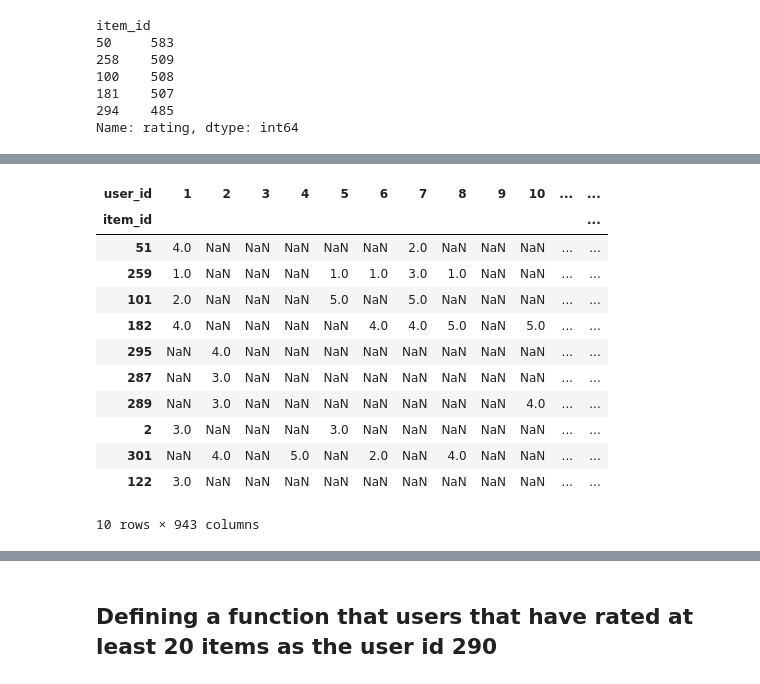
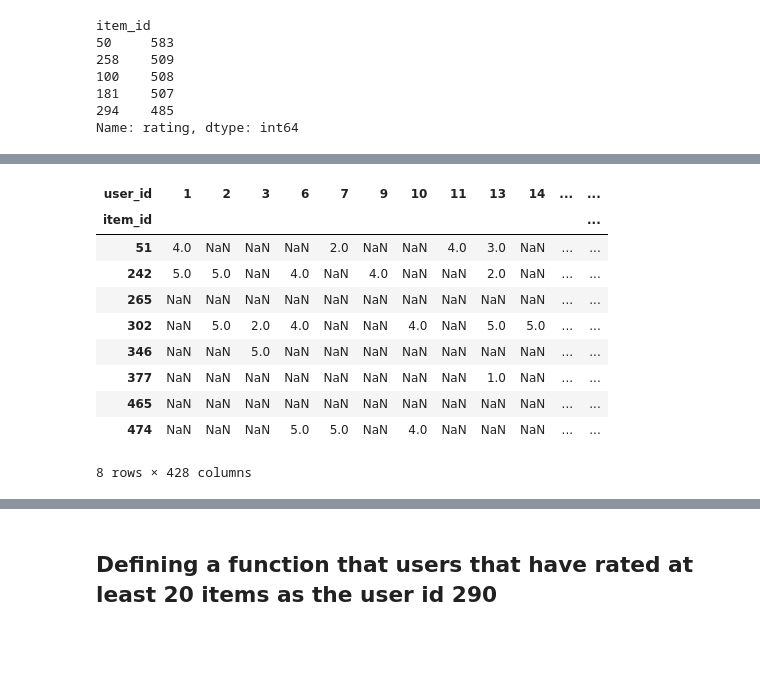
Before and after one commit to ali-d-nasseri/Recommender-System, a Jupyter notebook: Recommender Project.ipynb, the cells around one changed output, grey strips where cells are left out. Drawn from its saved outputs; the diff is of its cells as text; code cells hidden in the pictures; blank space fills up the shorter version.

```diff
--- a/Recommender Project.ipynb
+++ b/Recommender Project.ipynb
@@ -216,6 +216,8 @@ Name: rating, dtype: int64
 # %%
 movie_rating_num = movielens.groupby('item_id')['rating'].count().sort_values(ascending = False)
 # %%
-top_movie_ratings = movie_rating_num[movie_rating_num>100].index.tolist()
-top_movie_ratings
+# Step 1: select movies that have over 50 ratings
+
+items_over_50_rating_df = movielens.iloc[movie_rating_num[movie_rating_num>50].index.tolist()]
+items_over_50_rating_df
 # %% [output]
@@ -239,18 +259,19 @@ top_movie_ratings
 # %%
-items_over_100_rating = moviematrix.iloc[top_movie_ratings]
-items_over_100_rating.head(10)
+# Creating Pivot Table
+items_over_50_rating_pivot = items_over_50_rating_df.pivot_table(index = 'item_id',
+                                                                 columns = 'user_id',
+                                                                 values = 'rating')
+items_over_50_rating_pivot
 # %% [output]
-| user_id | 1 | 2 | 3 | 4 | 5 | 6 | 7 | 8 | 9 | 10 | ... | ... |
+| user_id | 1 | 2 | 3 | 6 | 7 | 9 | 10 | 11 | 13 | 14 | ... | ... |
 | item_id |  |  |  |  |  |  |  |  |  |  |  | ... |
-| 51 | 4.0 | NaN | NaN | NaN | NaN | NaN | 2.0 | NaN | NaN | NaN | ... | ... |
-| 259 | 1.0 | NaN | NaN | NaN | 1.0 | 1.0 | 3.0 | 1.0 | NaN | NaN | ... | ... |
-| 101 | 2.0 | NaN | NaN | NaN | 5.0 | NaN | 5.0 | NaN | NaN | NaN | ... | ... |
-| 182 | 4.0 | NaN | NaN | NaN | NaN | 4.0 | 4.0 | 5.0 | NaN | 5.0 | ... | ... |
-| 295 | NaN | 4.0 | NaN | NaN | NaN | NaN | NaN | NaN | NaN | NaN | ... | ... |
-| 287 | NaN | 3.0 | NaN | NaN | NaN | NaN | NaN | NaN | NaN | NaN | ... | ... |
-| 289 | NaN | 3.0 | NaN | NaN | NaN | NaN | NaN | NaN | NaN | 4.0 | ... | ... |
-| 2 | 3.0 | NaN | NaN | NaN | 3.0 | NaN | NaN | NaN | NaN | NaN | ... | ... |
-| 301 | NaN | 4.0 | NaN | 5.0 | NaN | 2.0 | NaN | 4.0 | NaN | NaN | ... | ... |
-| 122 | 3.0 | NaN | NaN | NaN | NaN | NaN | NaN | NaN | NaN | NaN | ... | ... |
+| 51 | 4.0 | NaN | NaN | NaN | 2.0 | NaN | NaN | 4.0 | 3.0 | NaN | ... | ... |
+| 242 | 5.0 | 5.0 | NaN | 4.0 | NaN | 4.0 | NaN | NaN | 2.0 | NaN | ... | ... |
+| 265 | NaN | NaN | NaN | NaN | NaN | NaN | NaN | NaN | NaN | NaN | ... | ... |
+| 302 | NaN | 5.0 | 2.0 | 4.0 | NaN | NaN | 4.0 | NaN | 5.0 | 5.0 | ... | ... |
+| 346 | NaN | NaN | 5.0 | NaN | NaN | NaN | NaN | NaN | NaN | NaN | ... | ... |
+| 377 | NaN | NaN | NaN | NaN | NaN | NaN | NaN | NaN | 1.0 | NaN | ... | ... |
+| 465 | NaN | NaN | NaN | NaN | NaN | NaN | NaN | NaN | NaN | NaN | ... | ... |
+| 474 | NaN | NaN | NaN | 5.0 | 5.0 | NaN | 4.0 | NaN | NaN | NaN | ... | ... |
-10 rows × 943 columns
+8 rows × 428 columns
 # %%
```
Also changed, not shown: parts of 46 cells of this notebook, 1 other file.
